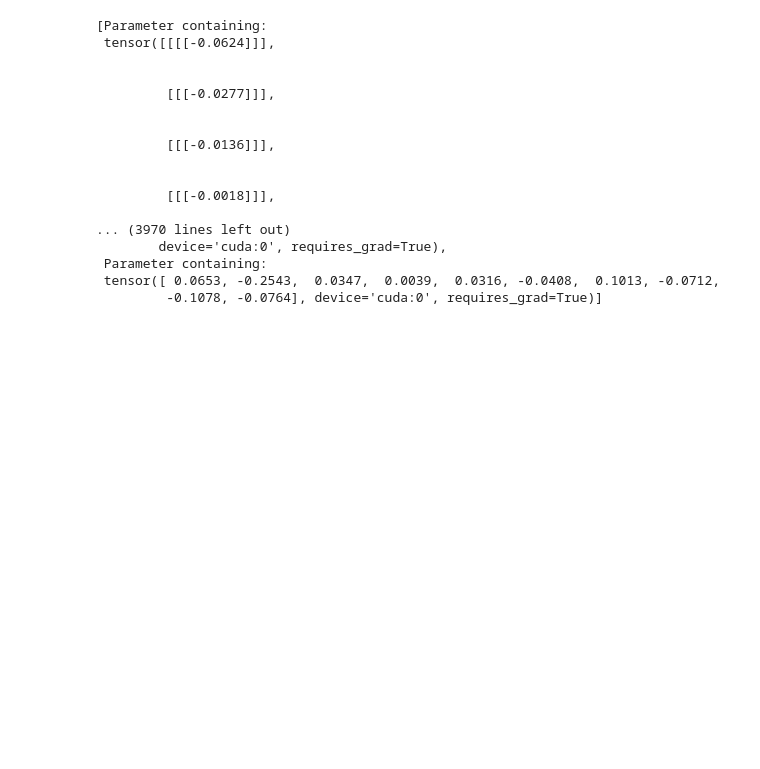
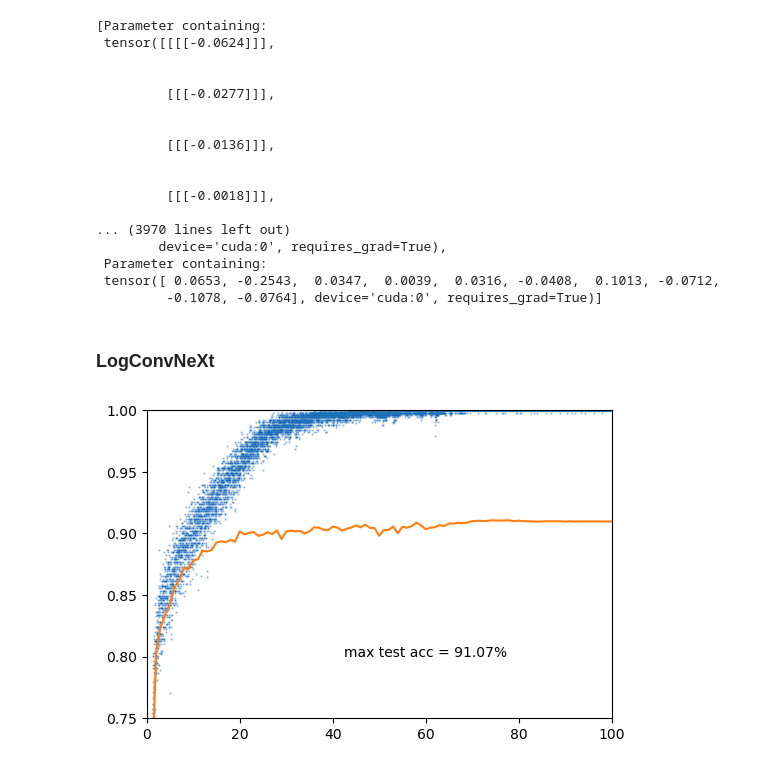
Before and after one commit to bmnsmets/semitorch, a Jupyter notebook: experiments/convnext_fashion.ipynb, the cells around one changed output. Saved outputs shown, nothing was run; the diff lists cells and outputs as text; code cells hidden in the pictures; blank space fills up the shorter version.

Commit message:
convnext experiment

```diff
--- a/experiments/convnext_fashion.ipynb
+++ b/experiments/convnext_fashion.ipynb
@@ -47,6 +47,13 @@ convnext_st_maxplusmlp_atto = timm.create_model(
 )
 convnext_st_maxplusmlp_atto = convnext_st_maxplusmlp_atto.to(device)
 
+logconvnext_st_atto = timm.create_model(
+    "logconvnext_st_atto",
+    in_chans=1,
+    patch_size=1,
+    num_classes=10,
+)
+logconvnext_st_atto = logconvnext_st_atto.to(device)
 
 def num_params(m):
     return sum(p.numel() for p in m.parameters() if p.requires_grad)
@@ -58,6 +65,9 @@ print(
 print(
     f"convnext_st_maxplusmlp_atto has {num_params(convnext_st_classic_atto):,} parameters"
 )
+print(
+    f"logconvnext_st_atto has {num_params(logconvnext_st_atto):,} parameters"
+)
 
 # print(convnext_st_classic_atto)
 
@@ -73,6 +84,0 @@ convnext_st_maxplusmlp_atto has 3,375,850 parameters
-# %%
-model = convnext_st_maxplusmlp_atto
-
-print(len(list(semitorch.maxplus_parameters(model))))
-print(len(list(semitorch.nonmaxplus_parameters(model))))
-print(len(list(model.parameters())))
@@ -350,3 +352,50 @@ list(model.parameters())
  Parameter containing:
  tensor([ 0.0653, -0.2543,  0.0347,  0.0039,  0.0316, -0.0408,  0.1013, -0.0712,
          -0.1078, -0.0764], device='cuda:0', requires_grad=True)]
+# %% [markdown]
+### LogConvNeXt
+# %%
+model = logconvnext_st_atto
+model.reset_parameters()
+
+loss = nn.CrossEntropyLoss(label_smoothing=0.1)
+epochs = 100
+base_lr1 = 1e-3
+base_lr2 = 5e-5
+
+nonlog_params = semitorch.nonlogconv_parameters(model)
+log_params = semitorch.logconv_parameters(model)
+
+optimizer1 = torch.optim.AdamW(nonlog_params, lr=base_lr1, weight_decay=5e-3)
+scheduler1 = CosineLRScheduler(
+    optimizer1,
+    t_initial=epochs,
+    warmup_t=5,
+    warmup_lr_init=base_lr1/25,
+    lr_min=base_lr1/250,
+)
+
+optimizer2 = torch.optim.AdamW(log_params, lr=base_lr2, weight_decay=1e-3)
+scheduler2 = CosineLRScheduler(
+    optimizer2,
+    t_initial=epochs,
+    warmup_t=5,
+    warmup_lr_init=base_lr2/50,
+    lr_min=base_lr2/250,
+)
+
+optimizer = MultiOptimizer(optimizer1, optimizer2)
+scheduler = MultiLRScheduler(scheduler1, scheduler2)
+
+train(
+    model,
+    device,
+    trainloader,
+    testloader,
+    optimizer,
+    scheduler,
+    loss,
+    epochs,
+)
+# %% [output]
+[figure, added]
```
Also changed, not shown: parts of 2 cells of this notebook, 4 other files.
